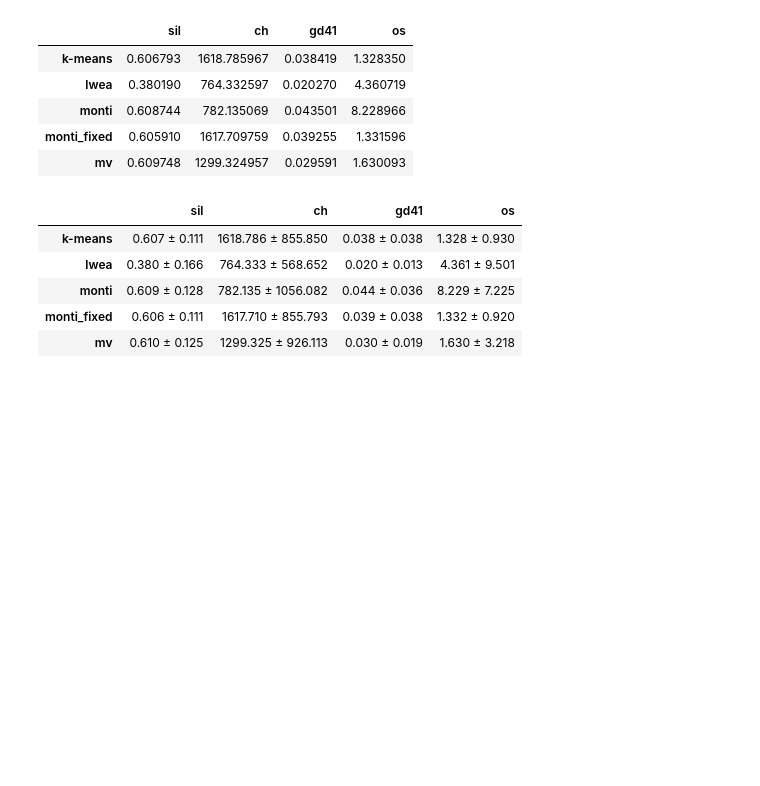
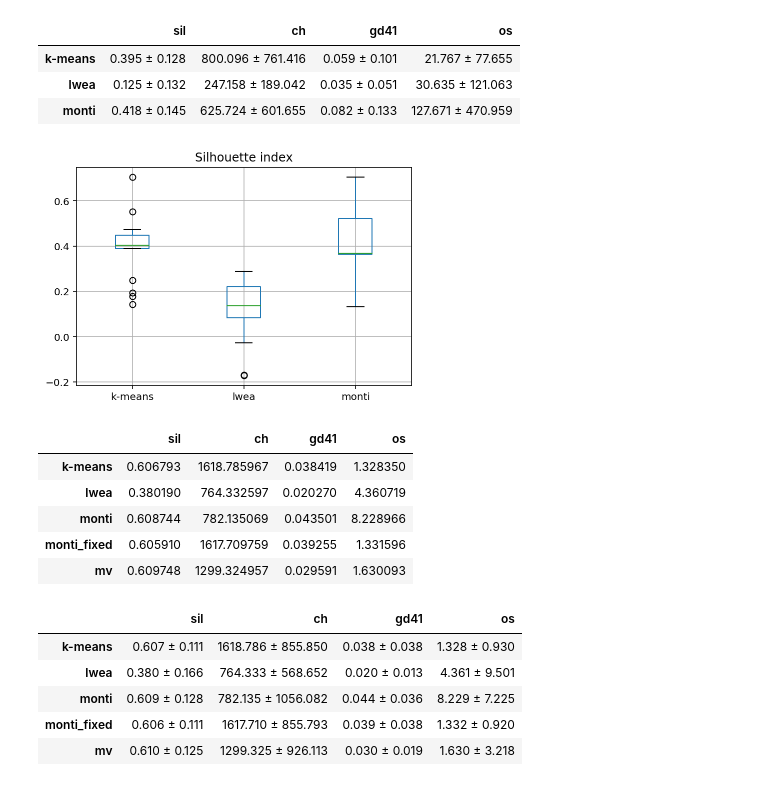
Before and after one commit to fedosiq/ensemble_clustering, a Jupyter notebook: experiments/scores/process_scores.ipynb, the cells around one changed output. Cells and saved outputs as stored; diff of their text form; code cells hidden in the pictures; blank space fills up the shorter version.

```diff
--- a/experiments/scores/process_scores.ipynb
+++ b/experiments/scores/process_scores.ipynb
@@ -60,3 +54,22 @@ res
+# %%
+df = pd.read_csv("scores.csv")
+df = df.drop(["monti_fixed"], axis=1)
+res = transform2(df, metrics)
+
+res.to_csv("real_data_mean_std_scores.csv")
+res
+# %% [output]
+|  | sil | ch | gd41 | os |
+| k-means | 0.395 ± 0.128 | 800.096 ± 761.416 | 0.059 ± 0.101 | 21.767 ± 77.655 |
+| lwea | 0.125 ± 0.132 | 247.158 ± 189.042 | 0.035 ± 0.051 | 30.635 ± 121.063 |
+| monti | 0.418 ± 0.145 | 625.724 ± 601.655 | 0.082 ± 0.133 | 127.671 ± 470.959 |
+# %%
+sils = get_metric_stats(df, 'sil')
+sils.boxplot()
+plt.title("Silhouette index")
+plt.savefig("real_sil", dpi=300)
+# %% [output]
+[figure, added]
 # %%
 df = pd.read_csv("synt_scores.csv")
 res = transform(df, metrics)
```
Also changed, not shown: parts of 8 cells of this notebook, 5 other files.
